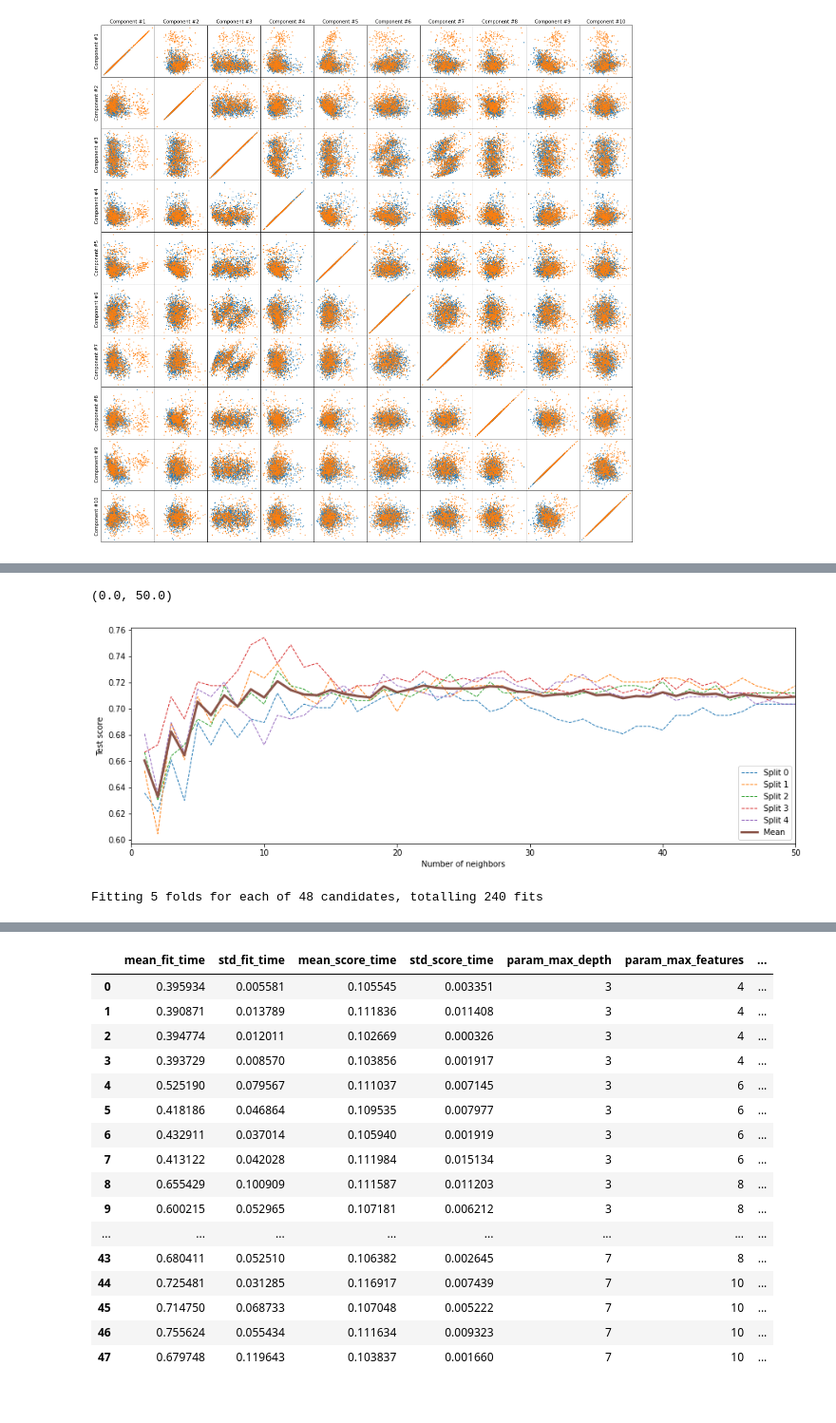
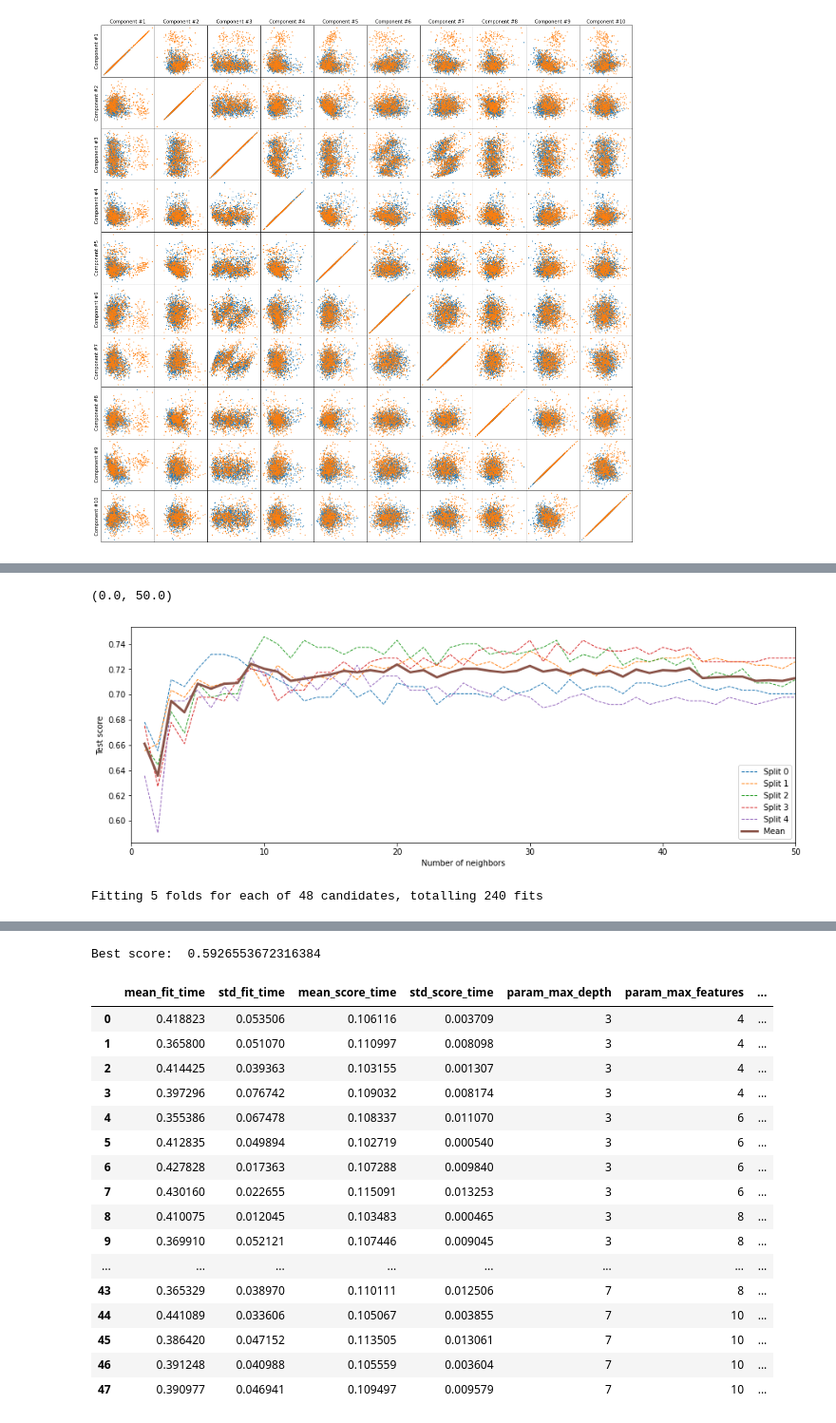
Before and after one commit to AndersBennedsgaard/Spotify-recommendation-project, a Jupyter notebook: analysis/favorites_analysis.ipynb, the cells around one changed output, grey strips where cells are left out. Shown at 95% size. Cells and saved outputs as stored; diff of their text form; code cells hidden in the pictures.

```diff
--- a/favorites_analysis.ipynb
+++ b/analysis/favorites_analysis.ipynb
@@ -54,4 +53,8 @@ spotify = spotipy.Spotify(client_credentials_manager=client_credentials_manager)
 # %%
+# Logging in
+
+spotify = spotipy.Spotify(requests_timeout=10, client_credentials_manager=SpotifyClientCredentials())
+
 # Which playlists do I have?
 playlists = spotify.user_playlists(username_id)
 
@@ -211,14 +218,14 @@ Number of components for 95% variance: 10
 # %%
 # Fit your dataset to the optimal pca
 pca = decomposition.PCA(n_components=n_components)
-X_pca = pca.fit_transform(X_scaled)
+X_train_pca = pca.fit_transform(X_scaled)
 
 fig, axes = plt.subplots(n_components, n_components, figsize=(n_components*2, n_components*2))
 for i in range(n_components):
     for j in range(n_components):
         ax = axes[j, i]
-        ax.scatter(X_pca[y_train == 1][:, i], X_pca[y_train == 1][:, j], c='tab:blue', s=1)
-        ax.scatter(X_pca[y_train == 0][:, i], X_pca[y_train == 0][:, j], c='tab:orange', s=1)
+        ax.scatter(X_train_pca[y_train == 1][:, i], X_train_pca[y_train == 1][:, j], c='tab:blue', s=1)
+        ax.scatter(X_train_pca[y_train == 0][:, i], X_train_pca[y_train == 0][:, j], c='tab:orange', s=1)
         ax.set_xticks([])
         ax.set_xticklabels([])
         ax.set_yticks([])
@@ -231,3 +238,10 @@ for i in range(n_components):
 plt.subplots_adjust(wspace=0, hspace=0)
 # %% [output]
 [figure]
+# %%
+v = TfidfVectorizer(sublinear_tf=True, ngram_range=(1, 6), max_features=10000)
+X_names_sparse = v.fit_transform(track_names)
+X_names_sparse.shape
+
+X_train = sparse.csr_matrix(sparse.hstack([X_train_pca, X_names_sparse]))
+X_train.shape
@@ -242,7 +260,8 @@ knc_params = {'n_neighbors': range(1, max_neighbors + 1)}
 knc = KNeighborsClassifier(n_jobs=-1)
 
 knc_grid = GridSearchCV(knc, knc_params, n_jobs=-1, cv=skf, verbose=1)
-knc_grid.fit(X_pca, y_train)
+knc_grid.fit(X_train, y_train)
+print("Best score: ", knc_grid.best_score_)
 
 grid_results = pd.DataFrame(knc_grid.cv_results_)
 grid_results
@@ -280,7 +300,7 @@ plt.ylabel('Test score')
 plt.xlim(0, max_neighbors)
 # %% [output]
 (0.0, 50.0)
-[figure, old version]
+[figure, new version]
 # %%
 # Random Forest classification
 
@@ -291,7 +311,9 @@ rfc_parameters = {
 }
 rfc = RandomForestClassifier(n_estimators=100, n_jobs=-1, oob_score=True)
 forest_grid = GridSearchCV(rfc, rfc_parameters, n_jobs=-1, cv=skf, verbose=1)
-forest_grid.fit(X_pca, y_train)
+forest_grid.fit(X_train, y_train)
+print("Best score: ", forest_grid.best_score_)
+
 grid_results = pd.DataFrame(forest_grid.cv_results_)
 grid_results
 # %% [output]
@@ -303,20 +325,21 @@ Fitting 5 folds for each of 48 candidates, totalling 240 fits
+Best score:  0.5926553672316384
 |  | mean_fit_time | std_fit_time | mean_score_time | std_score_time | param_max_depth | param_max_features | ... |
-| 0 | 0.395934 | 0.005581 | 0.105545 | 0.003351 | 3 | 4 | ... |
-| 1 | 0.390871 | 0.013789 | 0.111836 | 0.011408 | 3 | 4 | ... |
-| 2 | 0.394774 | 0.012011 | 0.102669 | 0.000326 | 3 | 4 | ... |
-| 3 | 0.393729 | 0.008570 | 0.103856 | 0.001917 | 3 | 4 | ... |
-| 4 | 0.525190 | 0.079567 | 0.111037 | 0.007145 | 3 | 6 | ... |
-| 5 | 0.418186 | 0.046864 | 0.109535 | 0.007977 | 3 | 6 | ... |
-| 6 | 0.432911 | 0.037014 | 0.105940 | 0.001919 | 3 | 6 | ... |
-| 7 | 0.413122 | 0.042028 | 0.111984 | 0.015134 | 3 | 6 | ... |
-| 8 | 0.655429 | 0.100909 | 0.111587 | 0.011203 | 3 | 8 | ... |
-| 9 | 0.600215 | 0.052965 | 0.107181 | 0.006212 | 3 | 8 | ... |
+| 0 | 0.418823 | 0.053506 | 0.106116 | 0.003709 | 3 | 4 | ... |
+| 1 | 0.365800 | 0.051070 | 0.110997 | 0.008098 | 3 | 4 | ... |
+| 2 | 0.414425 | 0.039363 | 0.103155 | 0.001307 | 3 | 4 | ... |
+| 3 | 0.397296 | 0.076742 | 0.109032 | 0.008174 | 3 | 4 | ... |
+| 4 | 0.355386 | 0.067478 | 0.108337 | 0.011070 | 3 | 6 | ... |
+| 5 | 0.412835 | 0.049894 | 0.102719 | 0.000540 | 3 | 6 | ... |
+| 6 | 0.427828 | 0.017363 | 0.107288 | 0.009840 | 3 | 6 | ... |
+| 7 | 0.430160 | 0.022655 | 0.115091 | 0.013253 | 3 | 6 | ... |
+| 8 | 0.410075 | 0.012045 | 0.103483 | 0.000465 | 3 | 8 | ... |
+| 9 | 0.369910 | 0.052121 | 0.107446 | 0.009045 | 3 | 8 | ... |
 | ... | ... | ... | ... | ... | ... | ... | ... |
-| 43 | 0.680411 | 0.052510 | 0.106382 | 0.002645 | 7 | 8 | ... |
-| 44 | 0.725481 | 0.031285 | 0.116917 | 0.007439 | 7 | 10 | ... |
-| 45 | 0.714750 | 0.068733 | 0.107048 | 0.005222 | 7 | 10 | ... |
-| 46 | 0.755624 | 0.055434 | 0.111634 | 0.009323 | 7 | 10 | ... |
-| 47 | 0.679748 | 0.119643 | 0.103837 | 0.001660 | 7 | 10 | ... |
+| 43 | 0.365329 | 0.038970 | 0.110111 | 0.012506 | 7 | 8 | ... |
+| 44 | 0.441089 | 0.033606 | 0.105067 | 0.003855 | 7 | 10 | ... |
+| 45 | 0.386420 | 0.047152 | 0.113505 | 0.013061 | 7 | 10 | ... |
+| 46 | 0.391248 | 0.040988 | 0.105559 | 0.003604 | 7 | 10 | ... |
+| 47 | 0.390977 | 0.046941 | 0.109497 | 0.009579 | 7 | 10 | ... |
 # %%
 plt.figure(figsize=(15, 5))
 for n in range(n_splits):
```
Also changed, not shown: parts of 19 cells of this notebook, 4 other files.
